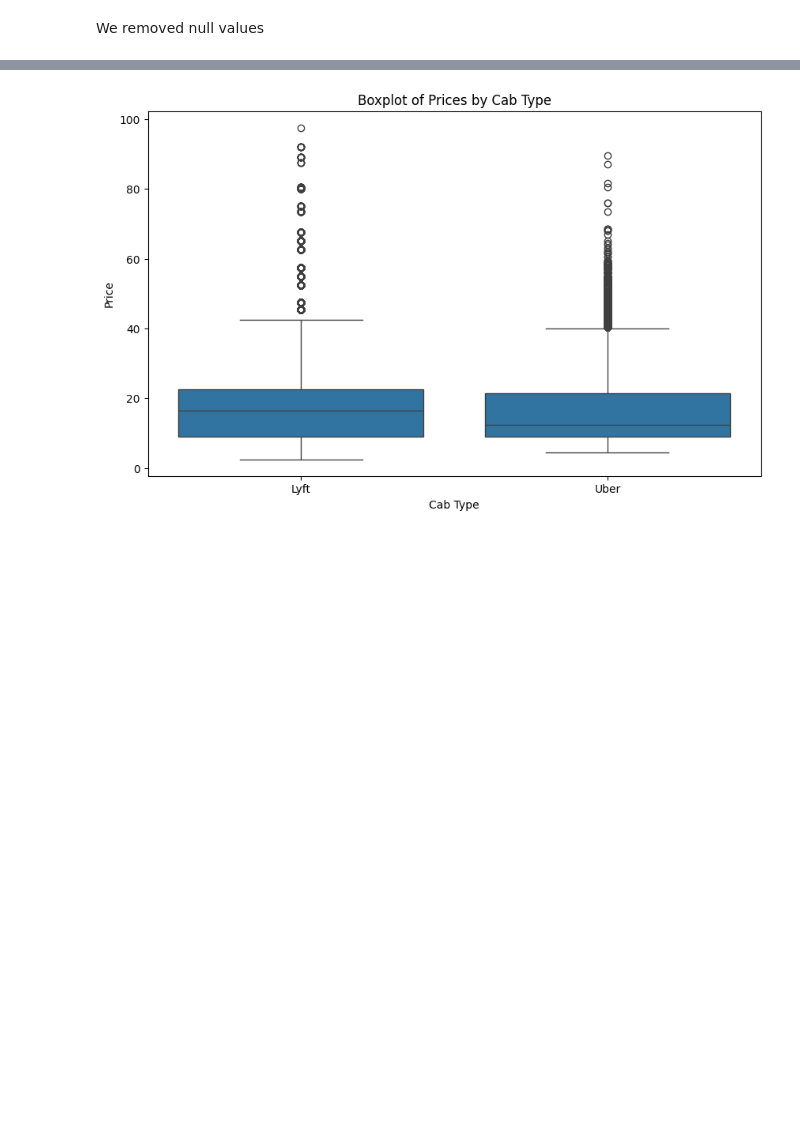
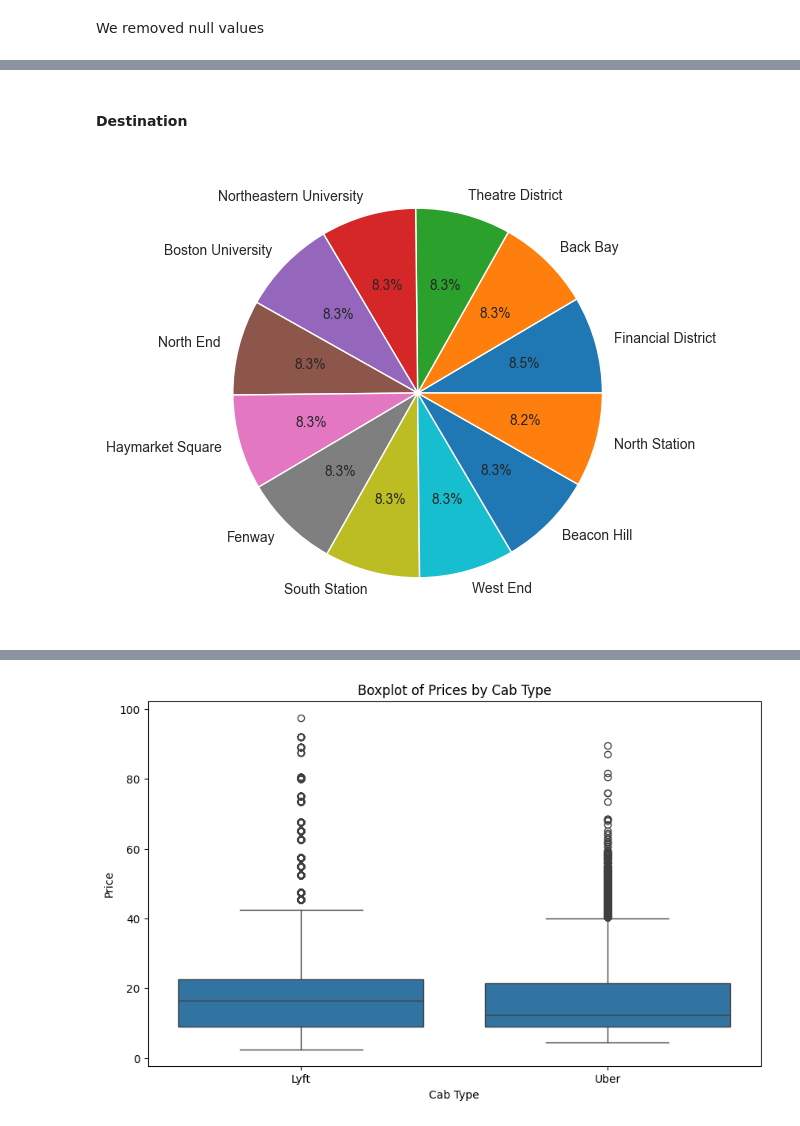
Before and after one commit to kasiadybcio/ML_2_regression-, a Jupyter notebook: notebooks/1. eda.ipynb, the cells around one changed output, grey strips where cells are left out. Cells and saved outputs as stored; diff of their text form; code cells hidden in the pictures; blank space fills up the shorter version.

```diff
--- a/notebooks/1. eda.ipynb
+++ b/notebooks/1. eda.ipynb
@@ -317,0 +250,9 @@ plt.show()
+# %% [markdown]
+#### Destination
+# %%
+sns.set_style("whitegrid",{'font_scale':'1.6'})
+plt.figure(figsize=(6,6))
+plt.pie(data['destination'].value_counts(),labels=data['destination'].value_counts().index,autopct='%1.1f%%')
+plt.show()
+# %% [output]
+[figure, added]
```
Also changed, not shown: parts of 47 cells of this notebook, 3 other files.
